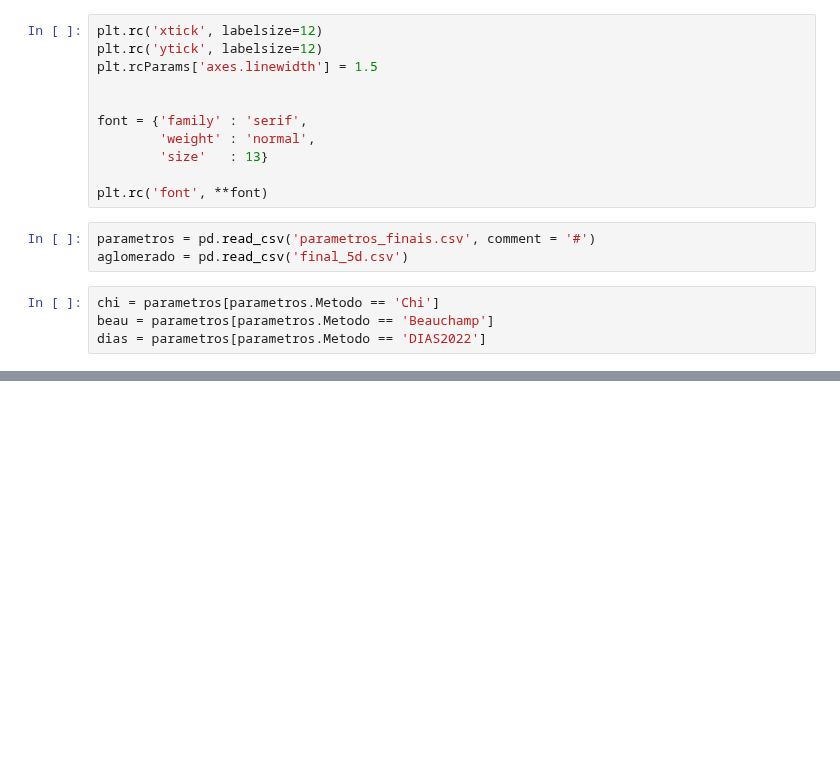
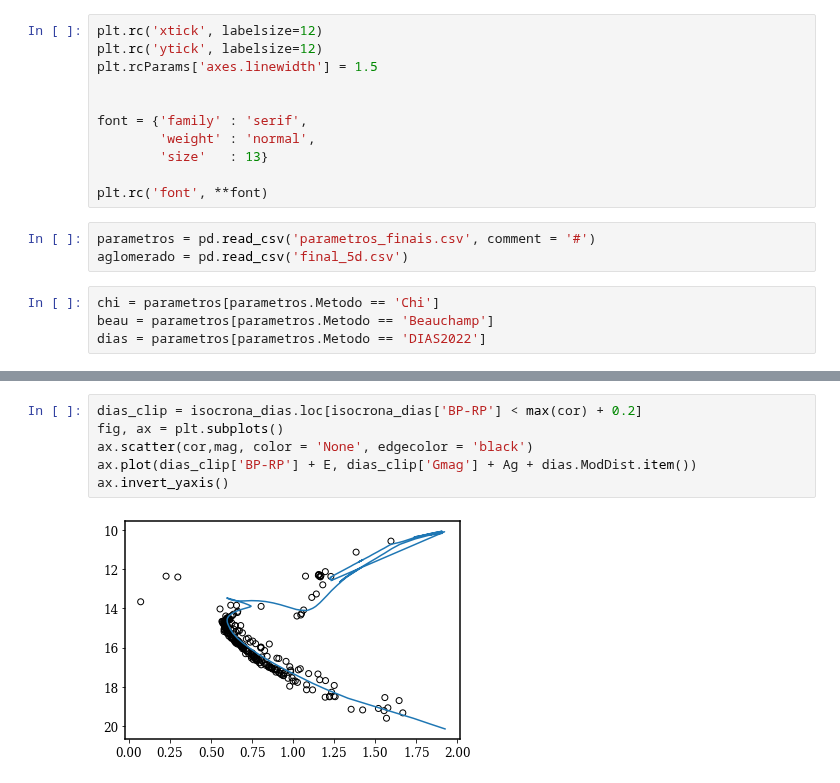
Before and after one commit to jppirest/mw_substructures, a Jupyter notebook: dados/GAIA/HDBSCAN/Clusters/NGC_2420/imagens.ipynb, the cells around one changed output, grey strips where cells are left out. Drawn from its saved outputs; the diff is of its cells as text; blank space fills up the shorter version.

```diff
--- a/dados/GAIA/HDBSCAN/Clusters/NGC_2420/imagens.ipynb
+++ b/dados/GAIA/HDBSCAN/Clusters/NGC_2420/imagens.ipynb
@@ -69,0 +79,8 @@ ax.invert_yaxis()
+# %%
+dias_clip = isocrona_dias.loc[isocrona_dias['BP-RP'] < max(cor) + 0.2]
+fig, ax = plt.subplots()
+ax.scatter(cor,mag, color = 'None', edgecolor = 'black')
+ax.plot(dias_clip['BP-RP'] + E, dias_clip['Gmag'] + Ag + dias.ModDist.item())
+ax.invert_yaxis()
+# %% [output]
+[figure, added]
```
Also changed, not shown: parts of 11 cells of this notebook, 17 other files.
